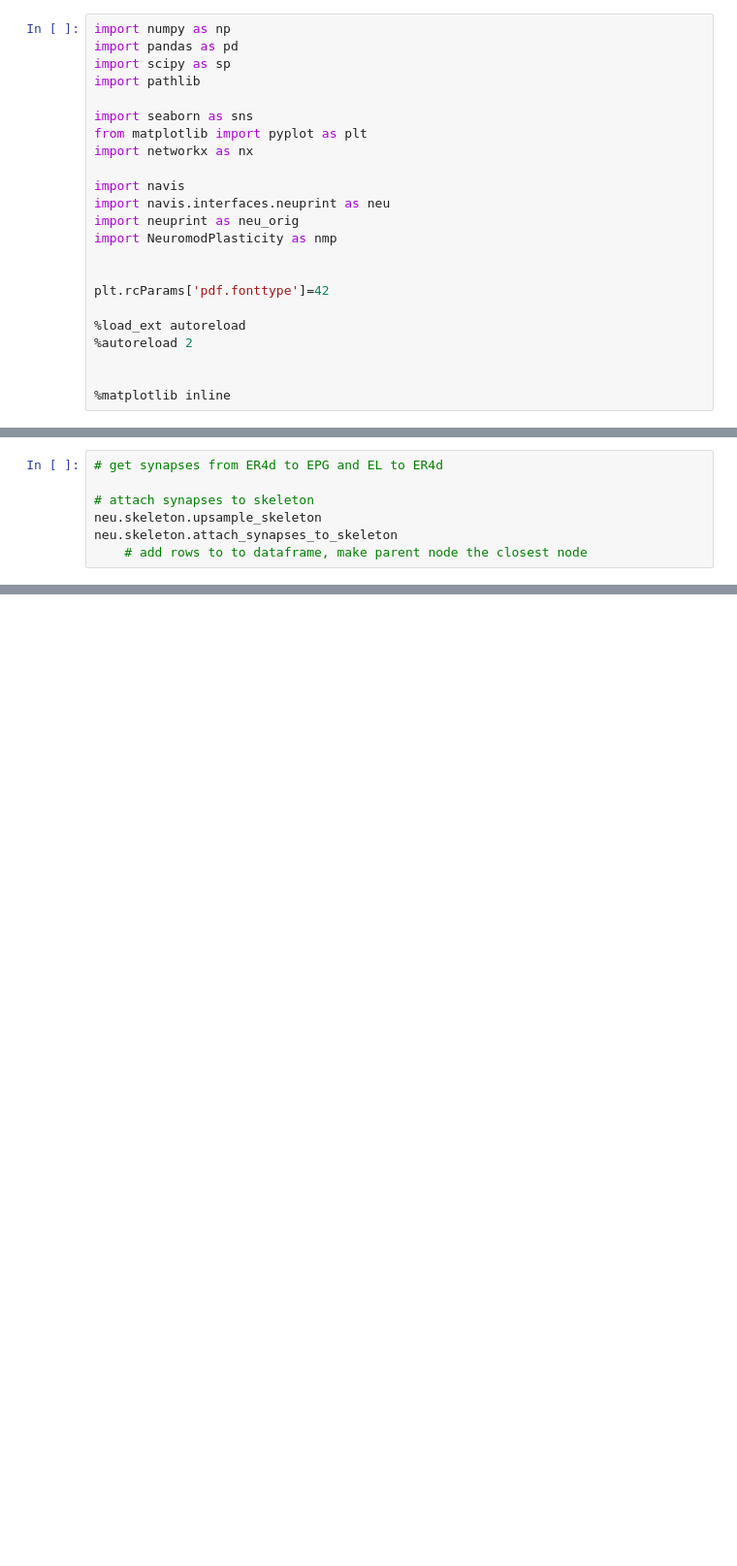
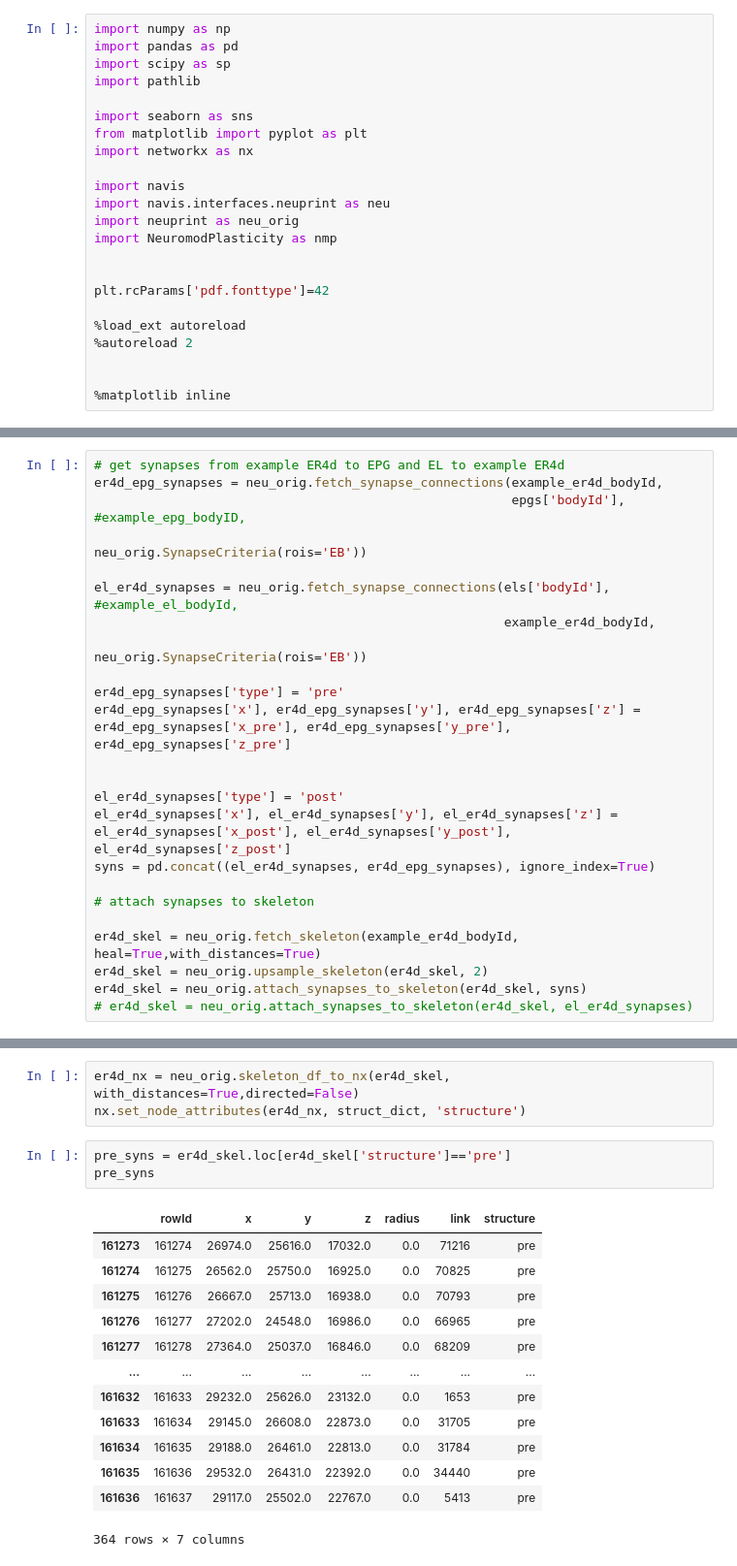
Before and after one commit to yfisher-lab/NeuromodPlasticity, a Jupyter notebook: NeuromodPlasticity/figures/connectomics/synapse_distance.ipynb, the cells around one changed output, grey strips where cells are left out. Shown at 97% size. Saved outputs shown, nothing was run; the diff lists cells and outputs as text; blank space fills up the shorter version.

```diff
--- a/NeuromodPlasticity/figures/connectomics/synapse_distance.ipynb
+++ b/NeuromodPlasticity/figures/connectomics/synapse_distance.ipynb
@@ -30,7 +153,24 @@ neu.fetch_skeleton(with_distances=True)
 # %%
-# get synapses from ER4d to EPG and EL to ER4d
+# get synapses from example ER4d to EPG and EL to example ER4d
+er4d_epg_synapses = neu_orig.fetch_synapse_connections(example_er4d_bodyId,
+                                                       epgs['bodyId'], #example_epg_bodyID,
+                                                       neu_orig.SynapseCriteria(rois='EB'))
+
+el_er4d_synapses = neu_orig.fetch_synapse_connections(els['bodyId'], #example_el_bodyId,
+                                                      example_er4d_bodyId,
+                                                      neu_orig.SynapseCriteria(rois='EB'))
+
+er4d_epg_synapses['type'] = 'pre'
+er4d_epg_synapses['x'], er4d_epg_synapses['y'], er4d_epg_synapses['z'] = er4d_epg_synapses['x_pre'], er4d_epg_synapses['y_pre'], er4d_epg_synapses['z_pre']
+
+
+el_er4d_synapses['type'] = 'post'
+el_er4d_synapses['x'], el_er4d_synapses['y'], el_er4d_synapses['z'] = el_er4d_synapses['x_post'], el_er4d_synapses['y_post'], el_er4d_synapses['z_post']
+syns = pd.concat((el_er4d_synapses, er4d_epg_synapses), ignore_index=True)
 
 # attach synapses to skeleton
-neu.skeleton.upsample_skeleton
-neu.skeleton.attach_synapses_to_skeleton
-    # add rows to to dataframe, make parent node the closest node
+
+er4d_skel = neu_orig.fetch_skeleton(example_er4d_bodyId, heal=True,with_distances=True)
+er4d_skel = neu_orig.upsample_skeleton(er4d_skel, 2)
+er4d_skel = neu_orig.attach_synapses_to_skeleton(er4d_skel, syns)
+# er4d_skel = neu_orig.attach_synapses_to_skeleton(er4d_skel, el_er4d_synapses)
@@ -36,0 +187,20 @@ neu.skeleton.attach_synapses_to_skeleton
+# %%
+er4d_nx = neu_orig.skeleton_df_to_nx(er4d_skel, with_distances=True,directed=False)
+nx.set_node_attributes(er4d_nx, struct_dict, 'structure')
+# %%
+pre_syns = er4d_skel.loc[er4d_skel['structure']=='pre']
+pre_syns
+# %% [output]
+|  | rowId | x | y | z | radius | link | structure |
+| 161273 | 161274 | 26974.0 | 25616.0 | 17032.0 | 0.0 | 71216 | pre |
+| 161274 | 161275 | 26562.0 | 25750.0 | 16925.0 | 0.0 | 70825 | pre |
+| 161275 | 161276 | 26667.0 | 25713.0 | 16938.0 | 0.0 | 70793 | pre |
+| 161276 | 161277 | 27202.0 | 24548.0 | 16986.0 | 0.0 | 66965 | pre |
+| 161277 | 161278 | 27364.0 | 25037.0 | 16846.0 | 0.0 | 68209 | pre |
+| ... | ... | ... | ... | ... | ... | ... | ... |
+| 161632 | 161633 | 29232.0 | 25626.0 | 23132.0 | 0.0 | 1653 | pre |
+| 161633 | 161634 | 29145.0 | 26608.0 | 22873.0 | 0.0 | 31705 | pre |
+| 161634 | 161635 | 29188.0 | 26461.0 | 22813.0 | 0.0 | 31784 | pre |
+| 161635 | 161636 | 29532.0 | 26431.0 | 22392.0 | 0.0 | 34440 | pre |
+| 161636 | 161637 | 29117.0 | 25502.0 | 22767.0 | 0.0 | 5413 | pre |
+364 rows × 7 columns
```
Also changed, not shown: parts of 15 cells of this notebook.
